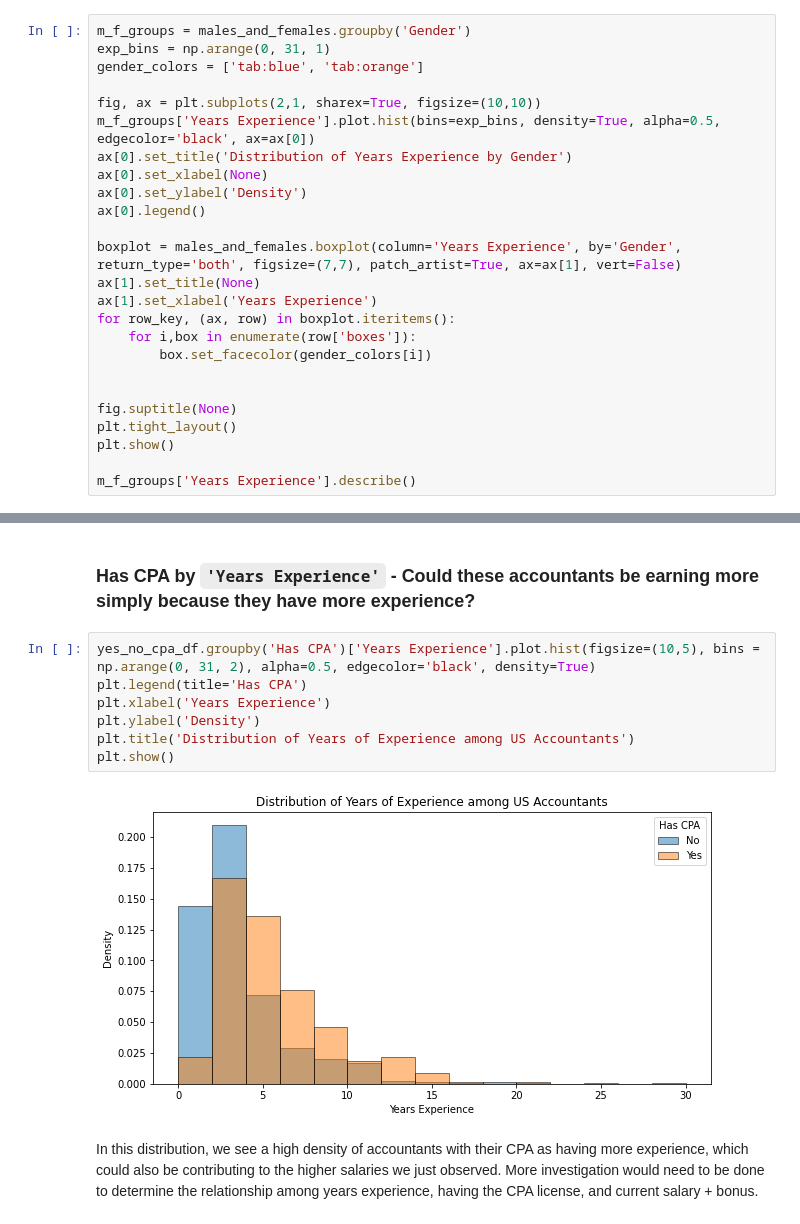
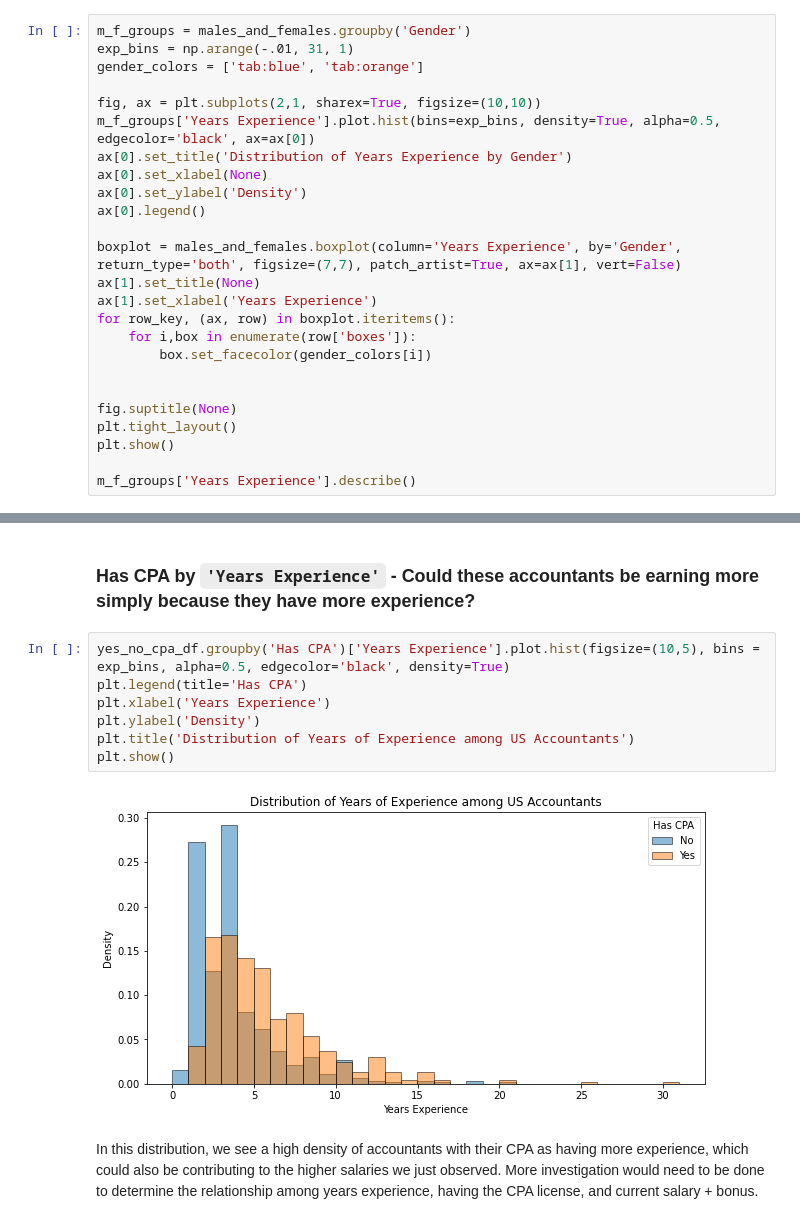
Before and after one commit to papir805/accounting_analysis, a Jupyter notebook: accounting_eda.ipynb, the cells around one changed output, grey strips where cells are left out. Cells and saved outputs as stored; diff of their text form.

```diff
--- a/accounting_eda.ipynb
+++ b/accounting_eda.ipynb
@@ -283,7 +285,7 @@ The Median Salary is virtually the same for Male and Female accountants, but we
 ### Are there any differences among genders by years experience?  Could this be a reason for the gap in pay we've observed?
 # %%
 m_f_groups = males_and_females.groupby('Gender')
-exp_bins = np.arange(0, 31, 1)
+exp_bins = np.arange(-.01, 31, 1)
 gender_colors = ['tab:blue', 'tab:orange']
 
 fig, ax = plt.subplots(2,1, sharex=True, figsize=(10,10))
@@ -1072,14 +1121,14 @@ There is a larger density of accountants who have their CPA in the high salary r
 # %% [markdown]
 ### Has CPA by `'Years Experience'` - Could these accountants be earning more simply because they have more experience?
 # %%
-yes_no_cpa_df.groupby('Has CPA')['Years Experience'].plot.hist(figsize=(10,5), bins = np.arange(0, 31, 2), alpha=0.5, edgecolor='black', density=True)
+yes_no_cpa_df.groupby('Has CPA')['Years Experience'].plot.hist(figsize=(10,5), bins = exp_bins, alpha=0.5, edgecolor='black', density=True)
 plt.legend(title='Has CPA')
 plt.xlabel('Years Experience')
 plt.ylabel('Density')
 plt.title('Distribution of Years of Experience among US Accountants')
 plt.show()
 # %% [output]
-[figure, old version]
+[figure, new version]
 # %% [markdown]
 In this distribution, we see a high density of accountants with their CPA as having more experience, which could also be contributing to the higher salaries we just observed.  More investigation would need to be done to determine the relationship among years experience, having the CPA license, and current salary + bonus.
 # %% [markdown]
```
Also changed, not shown: parts of 26 cells of this notebook.
